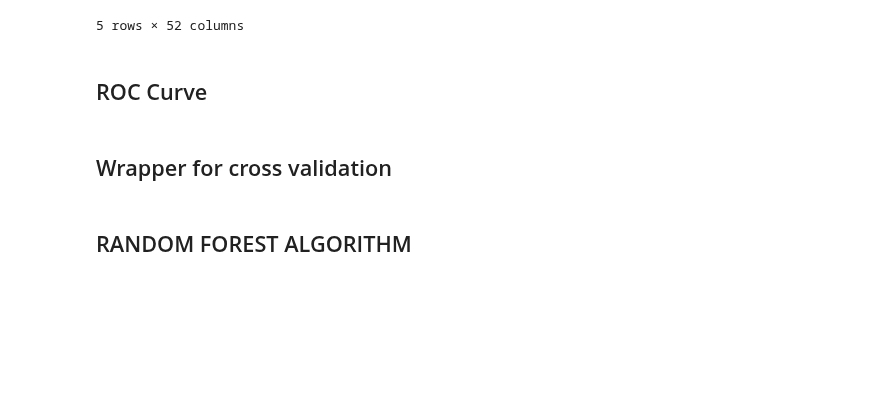
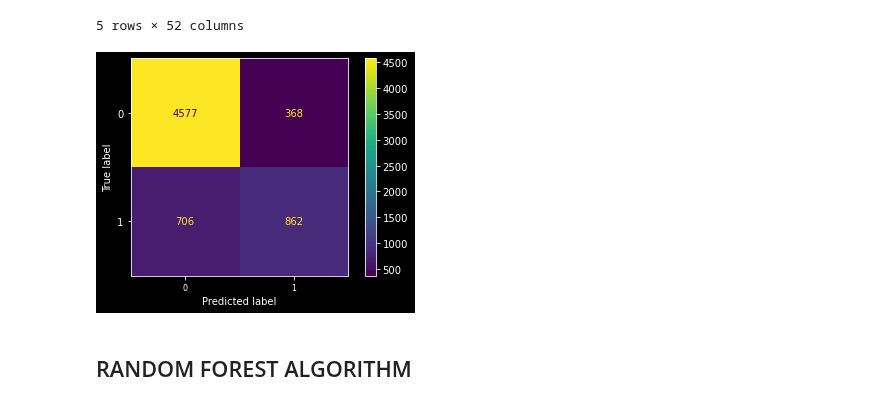
Before and after one commit to agomolka/AdultIncomeAnalysis, a Jupyter notebook: Adult_income_analysis.ipynb, the cells around one changed output. Cells and saved outputs as stored; diff of their text form; code cells hidden in the pictures; blank space fills up the shorter version.

Commit message:
Create function drawing Plot Confusion Matrix

```diff
--- a/Adult_income_analysis.ipynb
+++ b/Adult_income_analysis.ipynb
@@ -636,5 +637,3 @@ features.remove(target)
 X = df[features]
 
 y = df[target]
-# %% [markdown]
-## ROC Curve
@@ -684,2 +639,0 @@ def plotROCs(results, debug=False):
-# %% [markdown]
-## Wrapper for cross validation
@@ -741,3 +640,27 @@ def CVmodel(nFolds = 5, randomState=2020, debug=False, features=features,
+# %%
+ def CvPredictor(classifier, X=X, y=y):
+    #split dataset into train and test data
+    X_train, X_test, y_train, y_test = train_test_split(X, y, test_size=0.2, random_state=1,
+                                                        stratify=y)
+
+    # Fit the classifier to the data
+    classifier.fit(X_train, y_train)
+    y_pred = classifier.predict(X_test)
+
+    #computing the confusion matrix with each row corresponding to the true class
+    confusion_matrix(y_test, y_pred)
+    plot_confusion_matrix(classifier, X_test, y_test)
+    plt.show()
+# %%
+#Standardization of data and KNN model
+knn_standarization = Pipeline(steps=[
+                ('scaler', StandardScaler()),
+                ('knn', KNeighborsClassifier(n_neighbors=50, p=1, weights='uniform'))
+                ])
+
+CvPredictor(classifier=knn_standarization)
+# %% [output]
+[figure, added]
 # %%
 def GridSearch(param, estimator, X=X, y=y):
     # split into a training and testing set
```
Also changed, not shown: parts of 10 cells of this notebook.
